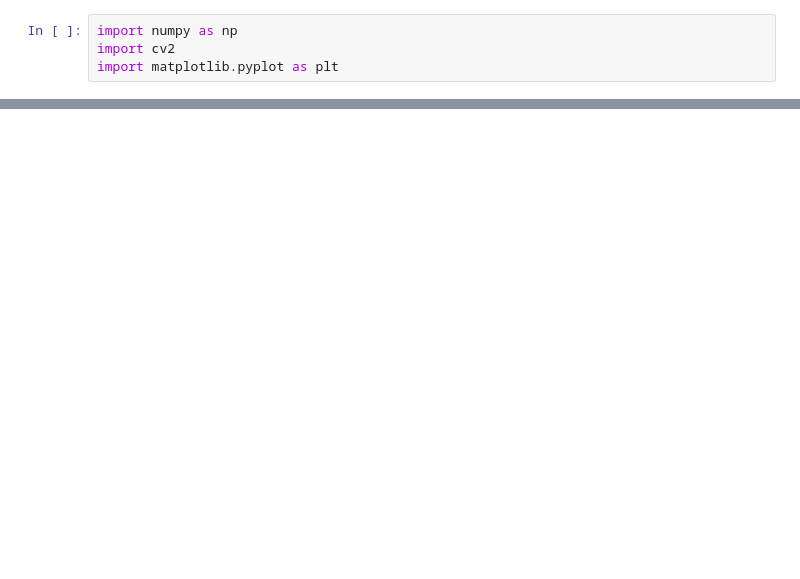
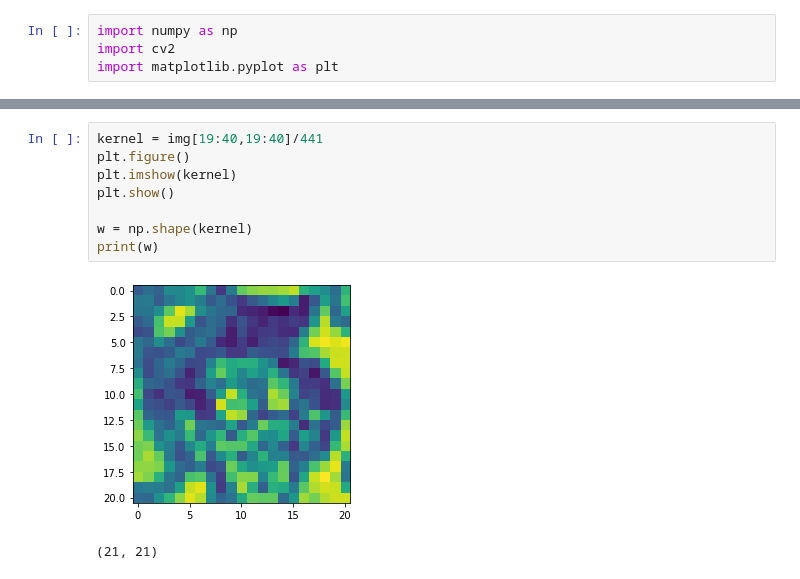
Before and after one commit to bdbejarc/Instrumentos-Opticos, a Jupyter notebook: 4c.ipynb, the cells around one changed output, grey strips where cells are left out. Drawn from its saved outputs; the diff is of its cells as text; blank space fills up the shorter version.

```diff
--- a/4c.ipynb
+++ b/4c.ipynb
@@ -40,3 +43,14 @@ np.shape(img)
+# %%
+kernel = img[19:40,19:40]/441
+plt.figure()
+plt.imshow(kernel)
+plt.show()
+
+w = np.shape(kernel)
+print(w)
+# %% [output]
+[figure, added]
+(21, 21)
 # %%
 ploteo_complejo(fft_img, "I", 0)
 # %% [output]
```
Also changed, not shown: parts of 18 cells of this notebook.
